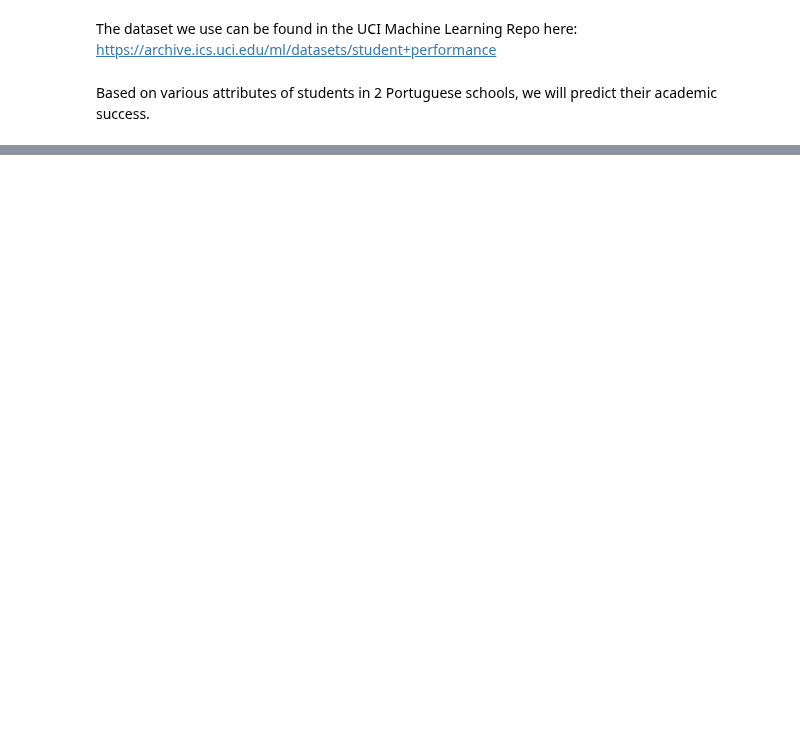
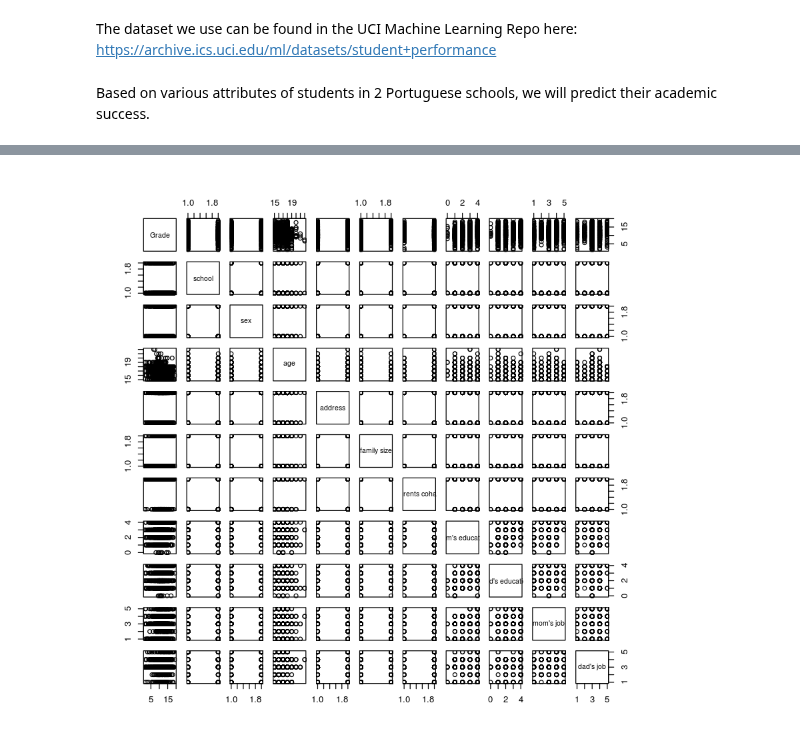
Before and after one commit to eloukas/uth-machine-learning, a Jupyter notebook: projects/project7/multiple_regression_R_student_performance.ipynb, the cells around one changed output, grey strips where cells are left out. Drawn from its saved outputs; the diff is of its cells as text; code cells hidden in the pictures; blank space fills up the shorter version.

```diff
--- a/projects/project7/multiple_regression_R_student_performance.ipynb
+++ b/projects/project7/multiple_regression_R_student_performance.ipynb
@@ -16,0 +114,5 @@ This data approach student achievement in secondary education of two Portuguese
+# %%
+x1 <- dataSet[c(31, 1 : 10)]
+pairs(x1)
+# %% [output]
+[figure, added]
```
Also changed, not shown: parts of 32 cells of this notebook.
